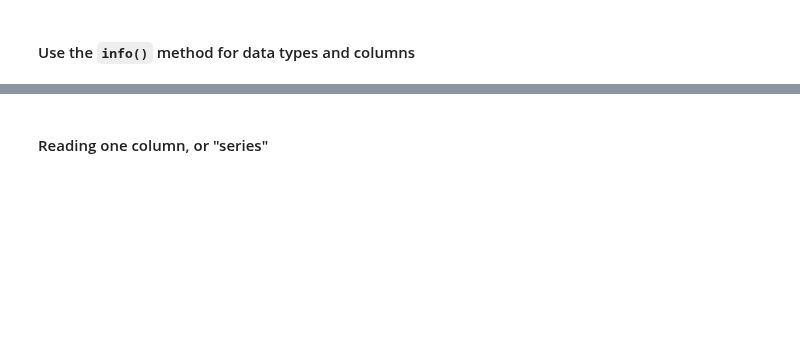
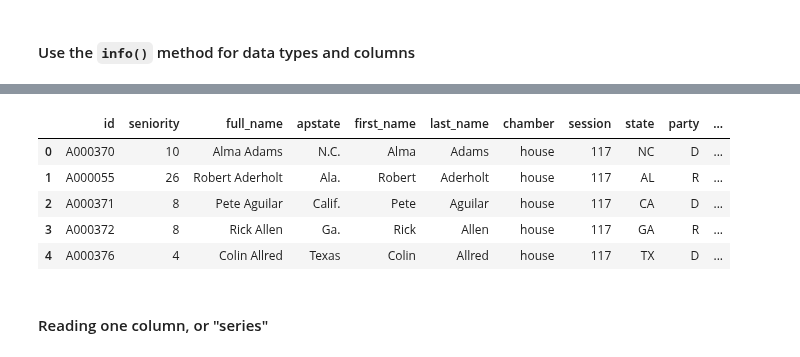
Before and after one commit to stiles/usc, a Jupyter notebook: notebooks/student_demos/01_basics_student_demo.ipynb, the cells around one changed output, grey strips where cells are left out. Saved outputs shown, nothing was run; the diff lists cells and outputs as text; code cells hidden in the pictures; blank space fills up the shorter version.

```diff
--- a/notebooks/student_demos/01_basics_student_demo.ipynb
+++ b/notebooks/student_demos/01_basics_student_demo.ipynb
@@ -65,6 +147,8 @@ df_excel = pd.read_excel('../../data/raw/members_of_congress_117_excel.xlsx')
 df_url = pd.read_csv('https://raw.githubusercontent.com/stiles/notebooks/master/congress/output/members_of_congress_117.csv')
 # %% [markdown]
 #### Make a copy and assign a new variable
+# %%
+df = df_csv.copy()
 # %% [markdown]
 ---
 # %% [markdown]
@@ -76,2 +194,13 @@ df_url = pd.read_csv('https://raw.githubusercontent.com/stiles/notebooks/master/
+# %%
+df.columns = df.columns.str.lower()
+# %%
+df.head()
+# %% [output]
+|  | id | seniority | full_name | apstate | first_name | last_name | chamber | session | state | party | ... |
+| 0 | A000370 | 10 | Alma Adams | N.C. | Alma | Adams | house | 117 | NC | D | ... |
+| 1 | A000055 | 26 | Robert Aderholt | Ala. | Robert | Aderholt | house | 117 | AL | R | ... |
+| 2 | A000371 | 8 | Pete Aguilar | Calif. | Pete | Aguilar | house | 117 | CA | D | ... |
+| 3 | A000372 | 8 | Rick Allen | Ga. | Rick | Allen | house | 117 | GA | R | ... |
+| 4 | A000376 | 4 | Colin Allred | Texas | Colin | Allred | house | 117 | TX | D | ... |
 # %% [markdown]
 #### Reading one column, or "series"
```
Also changed, not shown: parts of 27 cells of this notebook, 4 other files.
